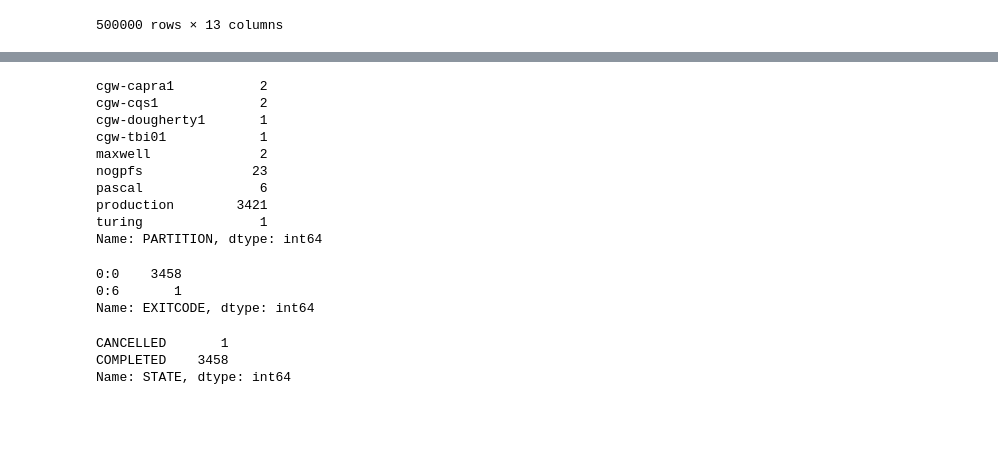
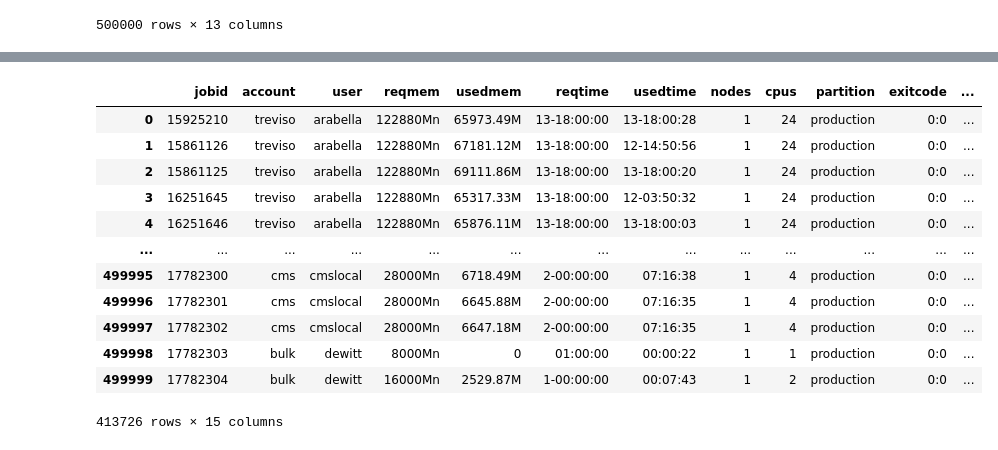
Before and after one commit to nss-data-science-cohort-4/dq2-accre-very-success, a Jupyter notebook: notebooks/ACCRE-Testing.ipynb, the cells around one changed output, grey strips where cells are left out. Cells and saved outputs as stored; diff of their text form; code cells hidden in the pictures; blank space fills up the shorter version.

Commit message:
Continued work on columns

```diff
--- a/notebooks/ACCRE-Testing.ipynb
+++ b/notebooks/ACCRE-Testing.ipynb
@@ -155,25 +86,6 @@ Name: CPUS, dtype: int64
 # %%
-accre['PARTITION'].value_counts().sort_index()
+#accre['PARTITION'].value_counts().sort_index()
-# %% [output]
-cgw-capra1           2
-cgw-cqs1             2
-cgw-dougherty1       1
-cgw-tbi01            1
-maxwell              2
-nogpfs              23
-pascal               6
-production        3421
-turing               1
-Name: PARTITION, dtype: int64
 # %%
-accre['EXITCODE'].value_counts().sort_index()
+#accre['EXITCODE'].value_counts().sort_index()
-# %% [output]
-0:0    3458
-0:6       1
-Name: EXITCODE, dtype: int64
 # %%
-accre['STATE'].value_counts().sort_index()
+#accre['STATE'].value_counts().sort_index()
-# %% [output]
-CANCELLED       1
-COMPLETED    3458
-Name: STATE, dtype: int64
@@ -179,0 +94,19 @@ Name: STATE, dtype: int64
+# %%
+accre.columns = accre.columns.str.lower()
+accre[['exitcode_user', 'exitcode_node']] = accre['exitcode'].str.split(':', expand=True).astype(int)
+accre = accre.loc[accre['partition']=='production']
+accre
+# %% [output]
+|  | jobid | account | user | reqmem | usedmem | reqtime | usedtime | nodes | cpus | partition | exitcode | ... |
+| 0 | 15925210 | treviso | arabella | 122880Mn | 65973.49M | 13-18:00:00 | 13-18:00:28 | 1 | 24 | production | 0:0 | ... |
+| 1 | 15861126 | treviso | arabella | 122880Mn | 67181.12M | 13-18:00:00 | 12-14:50:56 | 1 | 24 | production | 0:0 | ... |
+| 2 | 15861125 | treviso | arabella | 122880Mn | 69111.86M | 13-18:00:00 | 13-18:00:20 | 1 | 24 | production | 0:0 | ... |
+| 3 | 16251645 | treviso | arabella | 122880Mn | 65317.33M | 13-18:00:00 | 12-03:50:32 | 1 | 24 | production | 0:0 | ... |
+| 4 | 16251646 | treviso | arabella | 122880Mn | 65876.11M | 13-18:00:00 | 13-18:00:03 | 1 | 24 | production | 0:0 | ... |
+| ... | ... | ... | ... | ... | ... | ... | ... | ... | ... | ... | ... | ... |
+| 499995 | 17782300 | cms | cmslocal | 28000Mn | 6718.49M | 2-00:00:00 | 07:16:38 | 1 | 4 | production | 0:0 | ... |
+| 499996 | 17782301 | cms | cmslocal | 28000Mn | 6645.88M | 2-00:00:00 | 07:16:35 | 1 | 4 | production | 0:0 | ... |
+| 499997 | 17782302 | cms | cmslocal | 28000Mn | 6647.18M | 2-00:00:00 | 07:16:35 | 1 | 4 | production | 0:0 | ... |
+| 499998 | 17782303 | bulk | dewitt | 8000Mn | 0 | 01:00:00 | 00:00:22 | 1 | 1 | production | 0:0 | ... |
+| 499999 | 17782304 | bulk | dewitt | 16000Mn | 2529.87M | 1-00:00:00 | 00:07:43 | 1 | 2 | production | 0:0 | ... |
+413726 rows × 15 columns
```
Also changed, not shown: parts of 30 cells of this notebook.
